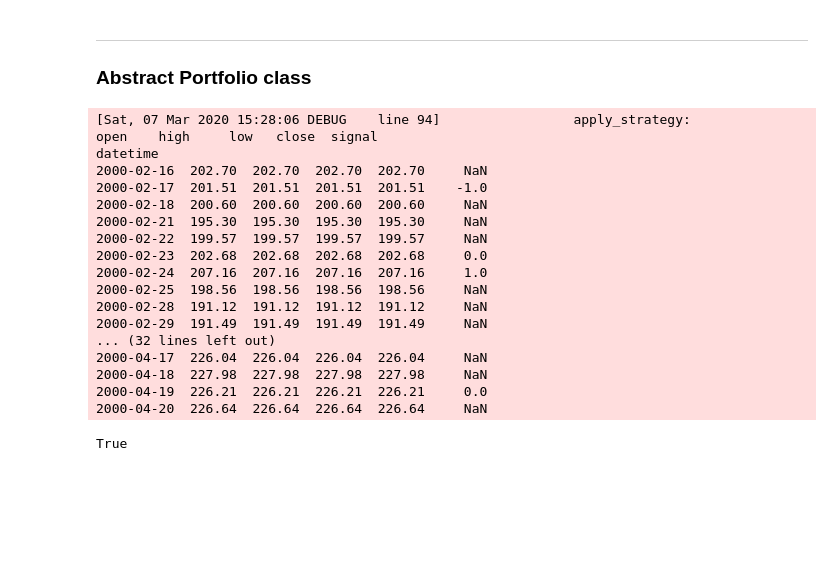
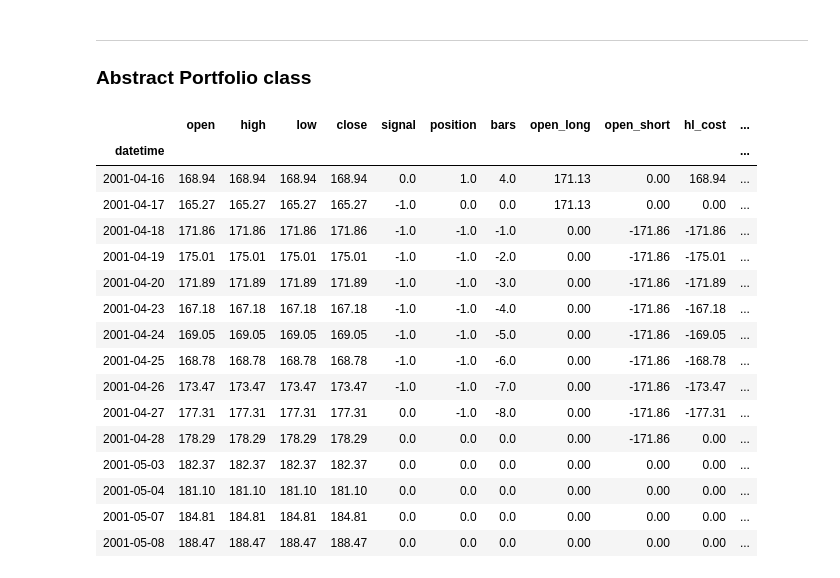
Before and after one commit to mozzherina/cherimoya, a Jupyter notebook: atPortfolio.ipynb, the cells around one changed output. Cells and saved outputs as stored; diff of their text form; code cells hidden in the pictures; blank space fills up the shorter version.

Commit message:
applying strategy and trades

```diff
--- a/atPortfolio.ipynb
+++ b/atPortfolio.ipynb
@@ -431,23 +462,23 @@ class NaivePortfolio(Portfolio):
 # %%
 port = NaivePortfolio(bars)
 # %%
-port.apply_strategy(symbol, turnoverExit)
+df = port.apply_strategy(symbol, turnoverExit)
+df[320:335]
 # %% [output]
-[Sat, 07 Mar 2020 15:28:06 DEBUG    line 94]                 apply_strategy:               open    high     low   close  signal
-datetime
-2000-02-16  202.70  202.70  202.70  202.70     NaN
-2000-02-17  201.51  201.51  201.51  201.51    -1.0
-2000-02-18  200.60  200.60  200.60  200.60     NaN
-2000-02-21  195.30  195.30  195.30  195.30     NaN
-2000-02-22  199.57  199.57  199.57  199.57     NaN
-2000-02-23  202.68  202.68  202.68  202.68     0.0
-2000-02-24  207.16  207.16  207.16  207.16     1.0
-2000-02-25  198.56  198.56  198.56  198.56     NaN
-2000-02-28  191.12  191.12  191.12  191.12     NaN
-2000-02-29  191.49  191.49  191.49  191.49     NaN
-... (32 lines left out)
-2000-04-17  226.04  226.04  226.04  226.04     NaN
-2000-04-18  227.98  227.98  227.98  227.98     NaN
-2000-04-19  226.21  226.21  226.21  226.21     0.0
-2000-04-20  226.64  226.64  226.64  226.64     NaN
-True
+|  | open | high | low | close | signal | position | bars | open_long | open_short | hl_cost | ... |
+| datetime |  |  |  |  |  |  |  |  |  |  | ... |
+| 2001-04-16 | 168.94 | 168.94 | 168.94 | 168.94 | 0.0 | 1.0 | 4.0 | 171.13 | 0.00 | 168.94 | ... |
+| 2001-04-17 | 165.27 | 165.27 | 165.27 | 165.27 | -1.0 | 0.0 | 0.0 | 171.13 | 0.00 | 0.00 | ... |
+| 2001-04-18 | 171.86 | 171.86 | 171.86 | 171.86 | -1.0 | -1.0 | -1.0 | 0.00 | -171.86 | -171.86 | ... |
+| 2001-04-19 | 175.01 | 175.01 | 175.01 | 175.01 | -1.0 | -1.0 | -2.0 | 0.00 | -171.86 | -175.01 | ... |
+| 2001-04-20 | 171.89 | 171.89 | 171.89 | 171.89 | -1.0 | -1.0 | -3.0 | 0.00 | -171.86 | -171.89 | ... |
+| 2001-04-23 | 167.18 | 167.18 | 167.18 | 167.18 | -1.0 | -1.0 | -4.0 | 0.00 | -171.86 | -167.18 | ... |
+| 2001-04-24 | 169.05 | 169.05 | 169.05 | 169.05 | -1.0 | -1.0 | -5.0 | 0.00 | -171.86 | -169.05 | ... |
+| 2001-04-25 | 168.78 | 168.78 | 168.78 | 168.78 | -1.0 | -1.0 | -6.0 | 0.00 | -171.86 | -168.78 | ... |
+| 2001-04-26 | 173.47 | 173.47 | 173.47 | 173.47 | -1.0 | -1.0 | -7.0 | 0.00 | -171.86 | -173.47 | ... |
+| 2001-04-27 | 177.31 | 177.31 | 177.31 | 177.31 | 0.0 | -1.0 | -8.0 | 0.00 | -171.86 | -177.31 | ... |
+| 2001-04-28 | 178.29 | 178.29 | 178.29 | 178.29 | 0.0 | 0.0 | 0.0 | 0.00 | -171.86 | 0.00 | ... |
+| 2001-05-03 | 182.37 | 182.37 | 182.37 | 182.37 | 0.0 | 0.0 | 0.0 | 0.00 | 0.00 | 0.00 | ... |
+| 2001-05-04 | 181.10 | 181.10 | 181.10 | 181.10 | 0.0 | 0.0 | 0.0 | 0.00 | 0.00 | 0.00 | ... |
+| 2001-05-07 | 184.81 | 184.81 | 184.81 | 184.81 | 0.0 | 0.0 | 0.0 | 0.00 | 0.00 | 0.00 | ... |
+| 2001-05-08 | 188.47 | 188.47 | 188.47 | 188.47 | 0.0 | 0.0 | 0.0 | 0.00 | 0.00 | 0.00 | ... |
```
Also changed, not shown: parts of 11 cells of this notebook, 1 other file.
